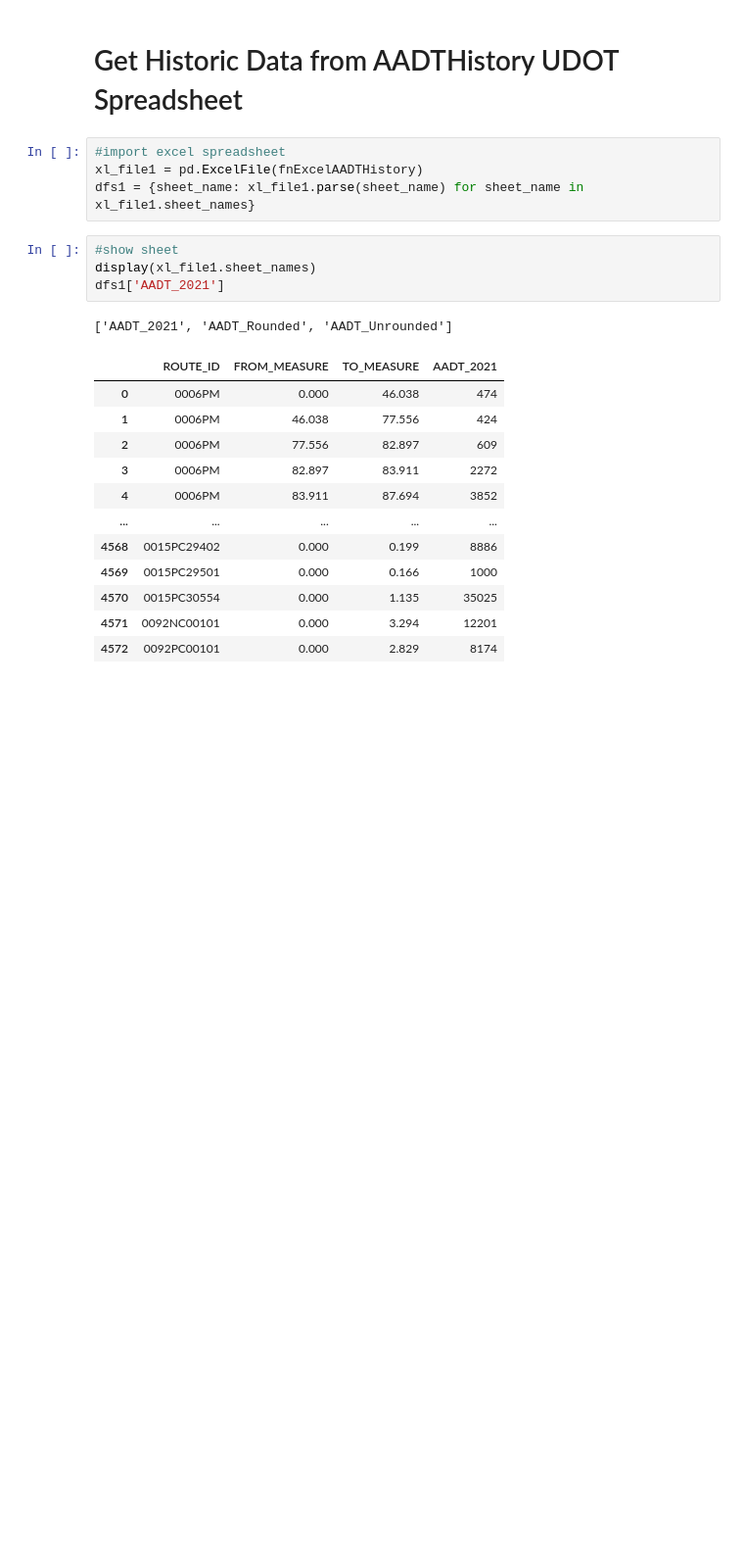
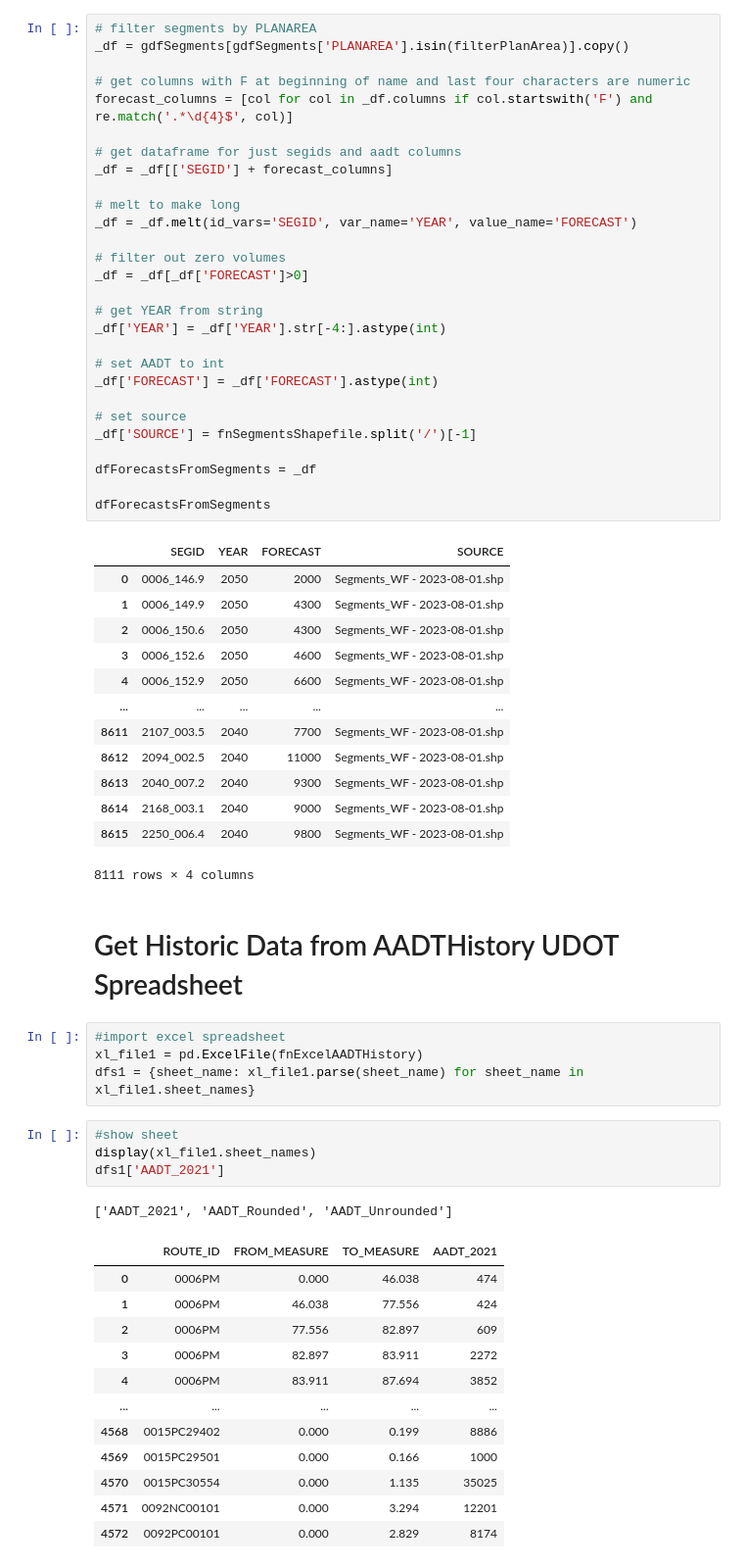
Before and after one commit to WFRCAnalytics/Traffic-Volume-Forecasts, a Jupyter notebook: 1-Get-Historic-Data-and-Previous-Forecasts.ipynb, the cells around one changed output. Shown at 98% size. Cells and saved outputs as stored; diff of their text form; blank space fills up the shorter version.

```diff
--- a/1-Get-Historic-Data-and-Previous-Forecasts.ipynb
+++ b/1-Get-Historic-Data-and-Previous-Forecasts.ipynb
@@ -72,3 +83,45 @@ _df
+# %%
+# filter segments by PLANAREA
+_df = gdfSegments[gdfSegments['PLANAREA'].isin(filterPlanArea)].copy()
+
+# get columns with F at beginning of name and last four characters are numeric
+forecast_columns = [col for col in _df.columns if col.startswith('F') and re.match('.*\d{4}$', col)]
+
+# get dataframe for just segids and aadt columns
+_df = _df[['SEGID'] + forecast_columns]
+
+# melt to make long
+_df = _df.melt(id_vars='SEGID', var_name='YEAR', value_name='FORECAST')
+
+# filter out zero volumes
+_df = _df[_df['FORECAST']>0]
+
+# get YEAR from string
+_df['YEAR'] = _df['YEAR'].str[-4:].astype(int)
+
+# set AADT to int
+_df['FORECAST'] = _df['FORECAST'].astype(int)
+
+# set source
+_df['SOURCE'] = fnSegmentsShapefile.split('/')[-1]
+
+dfForecastsFromSegments = _df
+
+dfForecastsFromSegments
+# %% [output]
+|  | SEGID | YEAR | FORECAST | SOURCE |
+| 0 | 0006_146.9 | 2050 | 2000 | Segments_WF - 2023-08-01.shp |
+| 1 | 0006_149.9 | 2050 | 4300 | Segments_WF - 2023-08-01.shp |
+| 2 | 0006_150.6 | 2050 | 4300 | Segments_WF - 2023-08-01.shp |
+| 3 | 0006_152.6 | 2050 | 4600 | Segments_WF - 2023-08-01.shp |
+| 4 | 0006_152.9 | 2050 | 6600 | Segments_WF - 2023-08-01.shp |
+| ... | ... | ... | ... | ... |
+| 8611 | 2107_003.5 | 2040 | 7700 | Segments_WF - 2023-08-01.shp |
+| 8612 | 2094_002.5 | 2040 | 11000 | Segments_WF - 2023-08-01.shp |
+| 8613 | 2040_007.2 | 2040 | 9300 | Segments_WF - 2023-08-01.shp |
+| 8614 | 2168_003.1 | 2040 | 9000 | Segments_WF - 2023-08-01.shp |
+| 8615 | 2250_006.4 | 2040 | 9800 | Segments_WF - 2023-08-01.shp |
+8111 rows × 4 columns
 # %% [markdown]
 # Get Historic Data from AADTHistory UDOT Spreadsheet
 # %%
```
Also changed, not shown: parts of 11 cells of this notebook.
